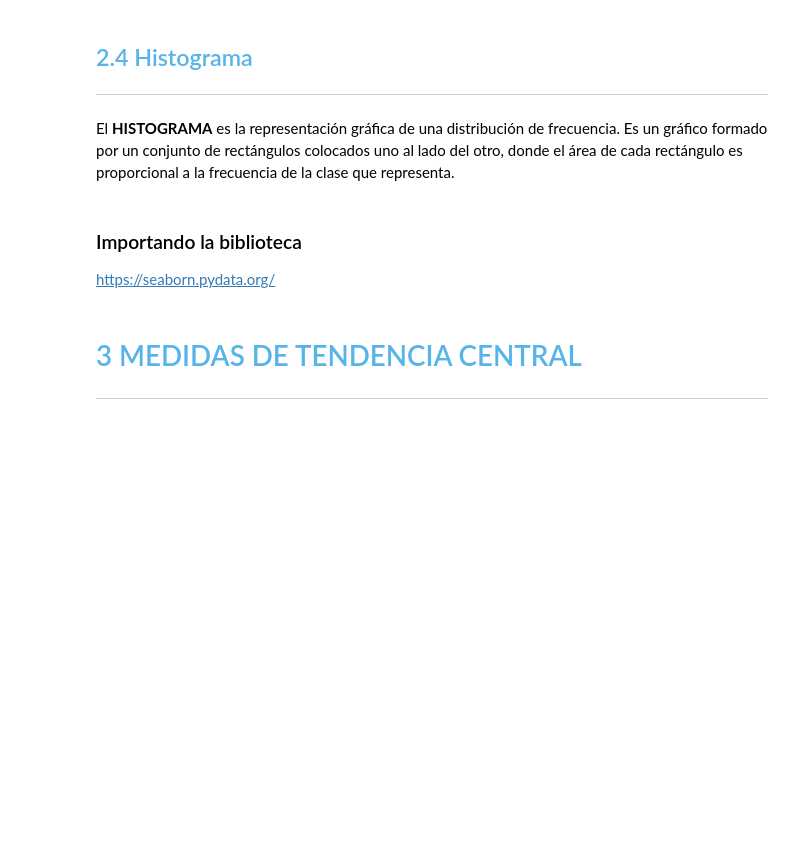
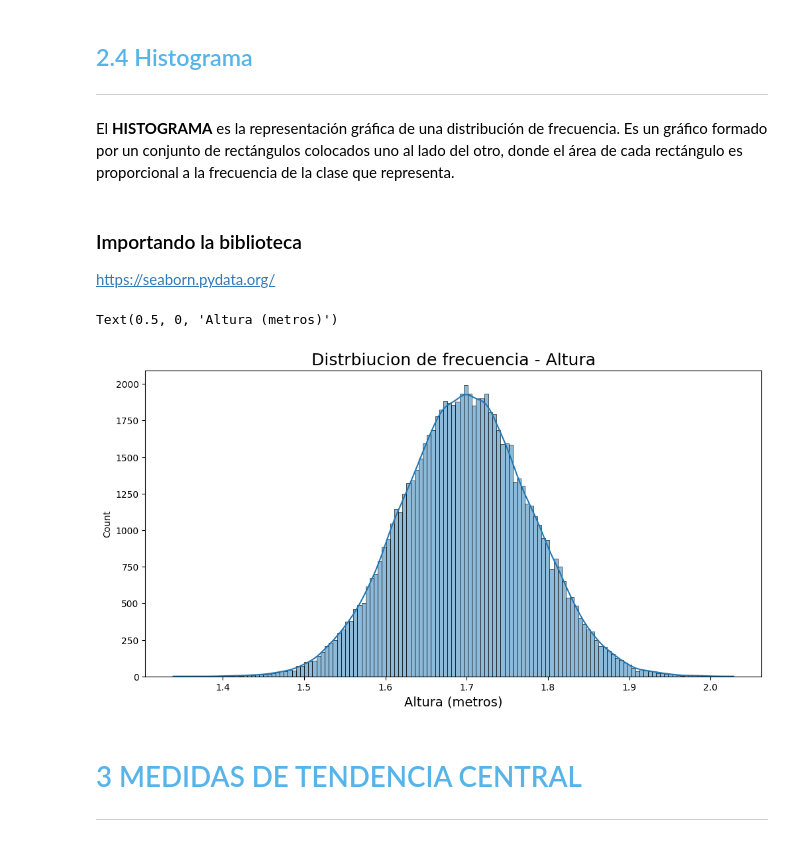
Before and after one commit to BlopezEspinoza070801/Amigo-Secreto, a Jupyter notebook: Curso_de_Estadística_con_Python_1.ipynb, the cells around one changed output. Drawn from its saved outputs; the diff is of its cells as text; code cells hidden in the pictures; blank space fills up the shorter version.

```diff
--- a/Curso_de_Estadística_con_Python_1.ipynb
+++ b/Curso_de_Estadística_con_Python_1.ipynb
@@ -276,3 +526,11 @@ https://seaborn.pydata.org/
+# %%
+fig,ax=plt.subplots(figsize=(12,6))
+sns.histplot(datos['Altura'],kde=True)
+ax.set_title('Distrbiucion de frecuencia - Altura',fontsize=18)
+ax.set_xlabel('Altura (metros)',fontsize=14)
+# %% [output]
+Text(0.5, 0, 'Altura (metros)')
+[figure, added]
 # %% [markdown]
 # <font color=#56B4E9>3 MEDIDAS DE TENDENCIA CENTRAL</font>
 ***
```
Also changed, not shown: parts of 36 cells of this notebook.
